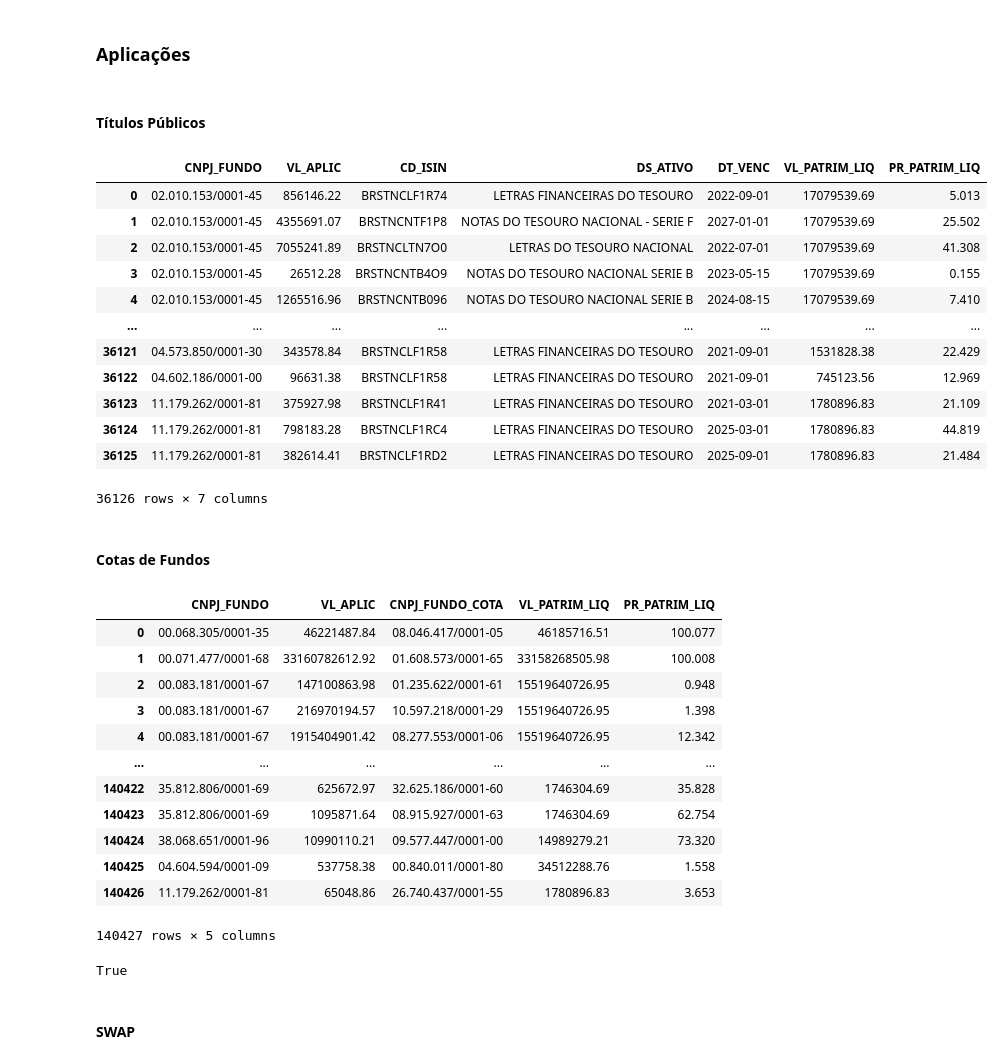
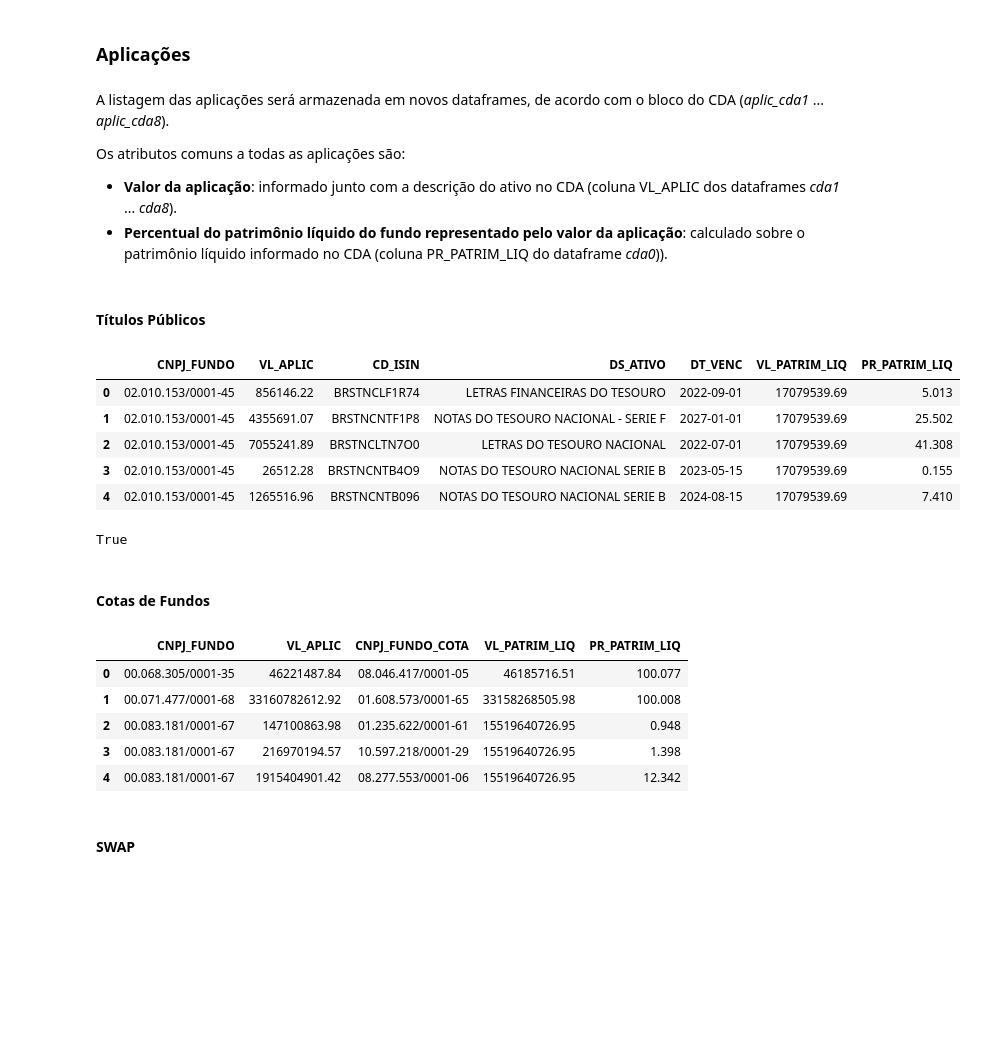
Before and after one commit to amlua/bi-master, a Jupyter notebook: carteira_fundos.ipynb, the cells around one changed output. Cells and saved outputs as stored; diff of their text form; code cells hidden in the pictures; blank space fills up the shorter version.

```diff
--- a/carteira_fundos.ipynb
+++ b/carteira_fundos.ipynb
@@ -1140,31 +1151,35 @@ ativos_nao_codificados_emissor.head()
 | 4 | Mercado Futuro - Posições comprad... | 54.641.030/0001-06 | BOLSA MERCADORIAS FUTUROS BMF SA |
 # %% [markdown]
 ### Aplicações
+# %% [markdown]
+A listagem das aplicações será armazenada em novos dataframes, de acordo com o bloco do CDA (_aplic_cda1_ ... _aplic_cda8_).
+
+Os atributos comuns a todas as aplicações são:
+* __Valor da aplicação__: informado junto com a descrição do ativo no CDA (coluna VL_APLIC dos dataframes _cda1_ ... _cda8_).
+* __Percentual do patrimônio líquido do fundo representado pelo valor da aplicação__: calculado sobre o patrimônio líquido informado no CDA (coluna PR_PATRIM_LIQ do dataframe _cda0_)).
 # %% [markdown]
 #### Títulos Públicos
 # %%
 aplic_cda1 = pd.merge(cda1, cda0,
                         how="inner", on=["CNPJ_FUNDO"])
 
 aplic_cda1['PR_PATRIM_LIQ'] = aplic_cda1.apply(lambda row: pr_patrim_liq(row), axis=1)
 aplic_cda1 = aplic_cda1.drop(['TP_APLIC'], axis=1)
 
 aplic_cda1 = aplic_cda1.fillna('')
-aplic_cda1
+aplic_cda1.head()
 # %% [output]
 |  | CNPJ_FUNDO | VL_APLIC | CD_ISIN | DS_ATIVO | DT_VENC | VL_PATRIM_LIQ | PR_PATRIM_LIQ |
 | 0 | 02.010.153/0001-45 | 856146.22 | BRSTNCLF1R74 | LETRAS FINANCEIRAS DO TESOURO | 2022-09-01 | 17079539.69 | 5.013 |
 | 1 | 02.010.153/0001-45 | 4355691.07 | BRSTNCNTF1P8 | NOTAS DO TESOURO NACIONAL - SERIE F | 2027-01-01 | 17079539.69 | 25.502 |
 | 2 | 02.010.153/0001-45 | 7055241.89 | BRSTNCLTN7O0 | LETRAS DO TESOURO NACIONAL | 2022-07-01 | 17079539.69 | 41.308 |
 | 3 | 02.010.153/0001-45 | 26512.28 | BRSTNCNTB4O9 | NOTAS DO TESOURO NACIONAL SERIE B | 2023-05-15 | 17079539.69 | 0.155 |
 | 4 | 02.010.153/0001-45 | 1265516.96 | BRSTNCNTB096 | NOTAS DO TESOURO NACIONAL SERIE B | 2024-08-15 | 17079539.69 | 7.410 |
-| ... | ... | ... | ... | ... | ... | ... | ... |
-| 36121 | 04.573.850/0001-30 | 343578.84 | BRSTNCLF1R58 | LETRAS FINANCEIRAS DO TESOURO | 2021-09-01 | 1531828.38 | 22.429 |
-| 36122 | 04.602.186/0001-00 | 96631.38 | BRSTNCLF1R58 | LETRAS FINANCEIRAS DO TESOURO | 2021-09-01 | 745123.56 | 12.969 |
-| 36123 | 11.179.262/0001-81 | 375927.98 | BRSTNCLF1R41 | LETRAS FINANCEIRAS DO TESOURO | 2021-03-01 | 1780896.83 | 21.109 |
-| 36124 | 11.179.262/0001-81 | 798183.28 | BRSTNCLF1RC4 | LETRAS FINANCEIRAS DO TESOURO | 2025-03-01 | 1780896.83 | 44.819 |
-| 36125 | 11.179.262/0001-81 | 382614.41 | BRSTNCLF1RD2 | LETRAS FINANCEIRAS DO TESOURO | 2025-09-01 | 1780896.83 | 21.484 |
-36126 rows × 7 columns
+# %%
+# Verificar se não há valores ausentes ('missing values') no dataset
+print(aplic_cda1.isnull().sum().sum()==0)
+# %% [output]
+True
 # %% [markdown]
 #### Cotas de Fundos
 # %%
@@ -1174,7 +1189,8 @@ aplic_cda2 = pd.merge(cda2, cda0,
 aplic_cda2['PR_PATRIM_LIQ'] = aplic_cda2.apply(lambda row: pr_patrim_liq(row), axis=1)
 aplic_cda2 = aplic_cda2.drop(['TP_APLIC'], axis=1)
 
-aplic_cda2
+aplic_cda2 = aplic_cda2.fillna('')
+aplic_cda2.head()
 # %% [output]
 |  | CNPJ_FUNDO | VL_APLIC | CNPJ_FUNDO_COTA | VL_PATRIM_LIQ | PR_PATRIM_LIQ |
 | 0 | 00.068.305/0001-35 | 46221487.84 | 08.046.417/0001-05 | 46185716.51 | 100.077 |
@@ -1182,18 +1198,6 @@ aplic_cda2
 | 2 | 00.083.181/0001-67 | 147100863.98 | 01.235.622/0001-61 | 15519640726.95 | 0.948 |
 | 3 | 00.083.181/0001-67 | 216970194.57 | 10.597.218/0001-29 | 15519640726.95 | 1.398 |
 | 4 | 00.083.181/0001-67 | 1915404901.42 | 08.277.553/0001-06 | 15519640726.95 | 12.342 |
-| ... | ... | ... | ... | ... | ... |
-| 140422 | 35.812.806/0001-69 | 625672.97 | 32.625.186/0001-60 | 1746304.69 | 35.828 |
-| 140423 | 35.812.806/0001-69 | 1095871.64 | 08.915.927/0001-63 | 1746304.69 | 62.754 |
-| 140424 | 38.068.651/0001-96 | 10990110.21 | 09.577.447/0001-00 | 14989279.21 | 73.320 |
-| 140425 | 04.604.594/0001-09 | 537758.38 | 00.840.011/0001-80 | 34512288.76 | 1.558 |
-| 140426 | 11.179.262/0001-81 | 65048.86 | 26.740.437/0001-55 | 1780896.83 | 3.653 |
-140427 rows × 5 columns
-# %%
-# Verificar se não há valores ausentes ('missing values') no dataset
-print(aplic_cda2.isnull().sum().sum()==0)
-# %% [output]
-True
 # %% [markdown]
 #### SWAP
 # %%
```
Also changed, not shown: parts of 75 cells of this notebook.
